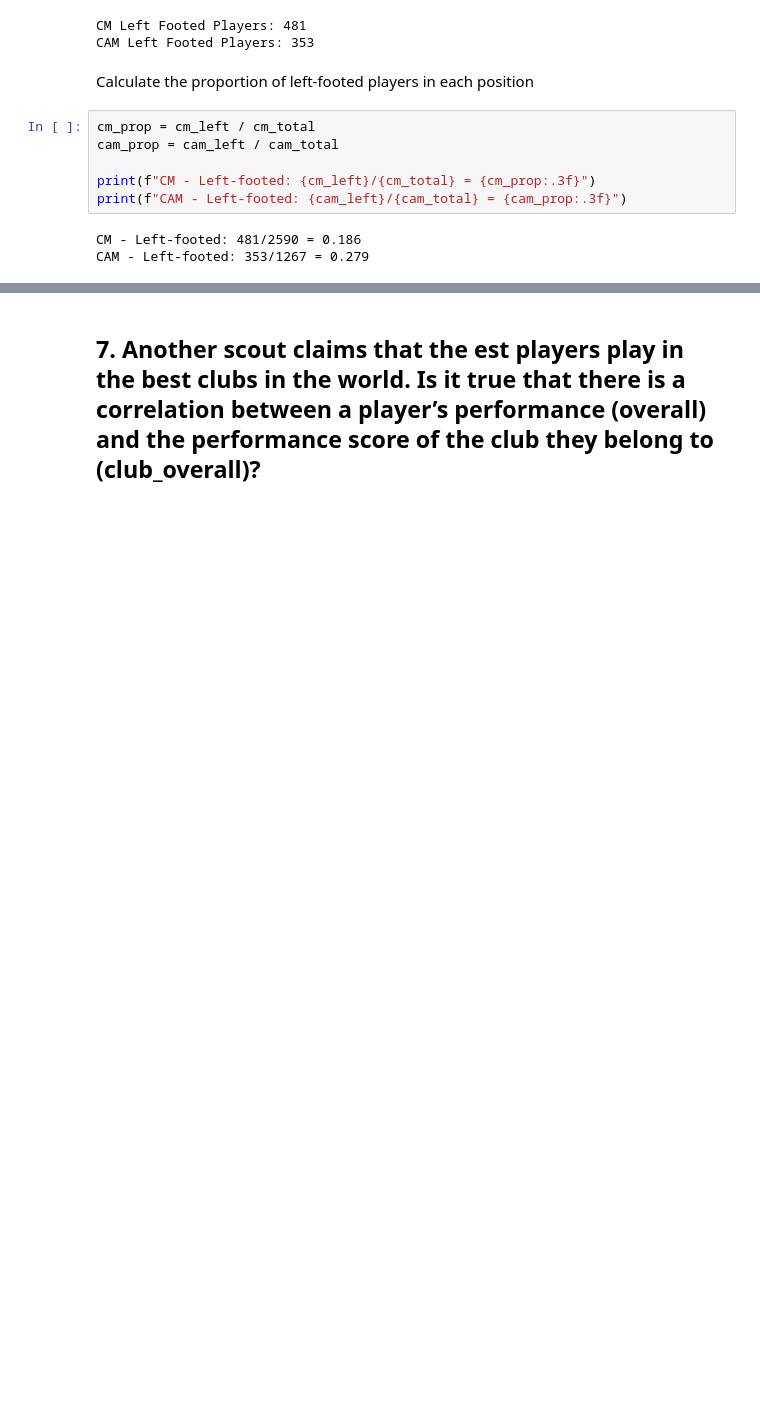
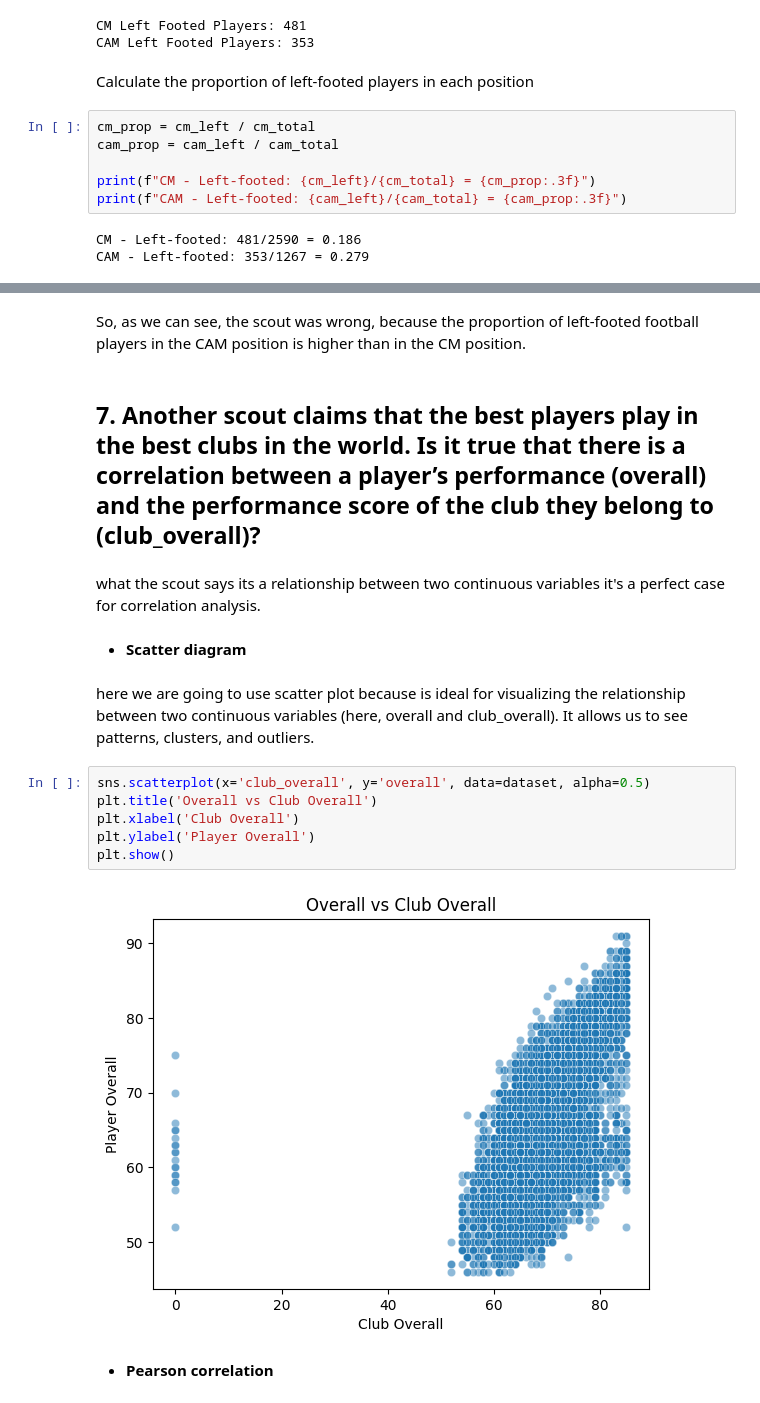
Before and after one commit to Geoffrey0pv/Football_Data_Analytics, a Jupyter notebook: outcomes/Taller_1.ipynb, the cells around one changed output, grey strips where cells are left out. Cells and saved outputs as stored; diff of their text form; blank space fills up the shorter version.

```diff
--- a/outcomes/Taller_1.ipynb
+++ b/outcomes/Taller_1.ipynb
@@ -632,2 +635,20 @@ So, as we can see, the
+# %% [markdown]
+So, as we can see, the scout was wrong, because the proportion of left-footed football players in the CAM position is higher than in the CM position.
 # %% [markdown]
-## **7. Another scout claims that the est players play in the best clubs in the world. Is it true that there is a **correlation** between a player’s performance (overall) and the **performance score of the club** they belong to (club\_overall)?**
+## **7. Another scout claims that the best players play in the best clubs in the world. Is it true that there is a **correlation** between a player’s performance (overall) and the **performance score of the club** they belong to (club\_overall)?**
+# %% [markdown]
+what the scout says its a relationship between two continuous variables it's a perfect case for correlation analysis.
+# %% [markdown]
+* **Scatter diagram**
+# %% [markdown]
+here we are going to use scatter plot because is ideal for visualizing the relationship between two continuous variables (here, overall and club_overall). It allows us to see patterns, clusters, and outliers.
+# %%
+sns.scatterplot(x='club_overall', y='overall', data=dataset, alpha=0.5)
+plt.title('Overall vs Club Overall')
+plt.xlabel('Club Overall')
+plt.ylabel('Player Overall')
+plt.show()
+# %% [output]
+[figure, added]
+# %% [markdown]
+* **Pearson correlation**
```
Also changed, not shown: parts of 7 cells of this notebook.
